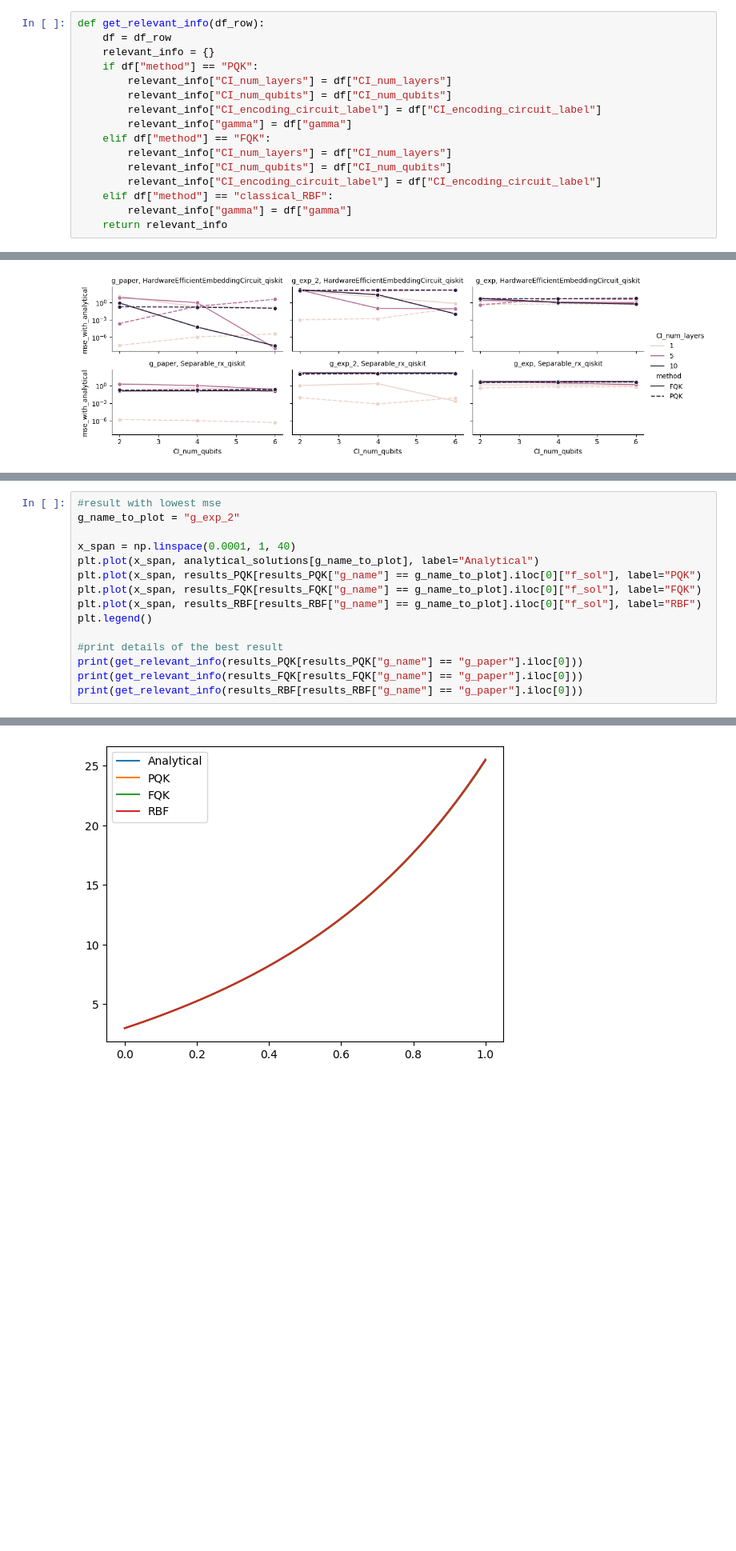
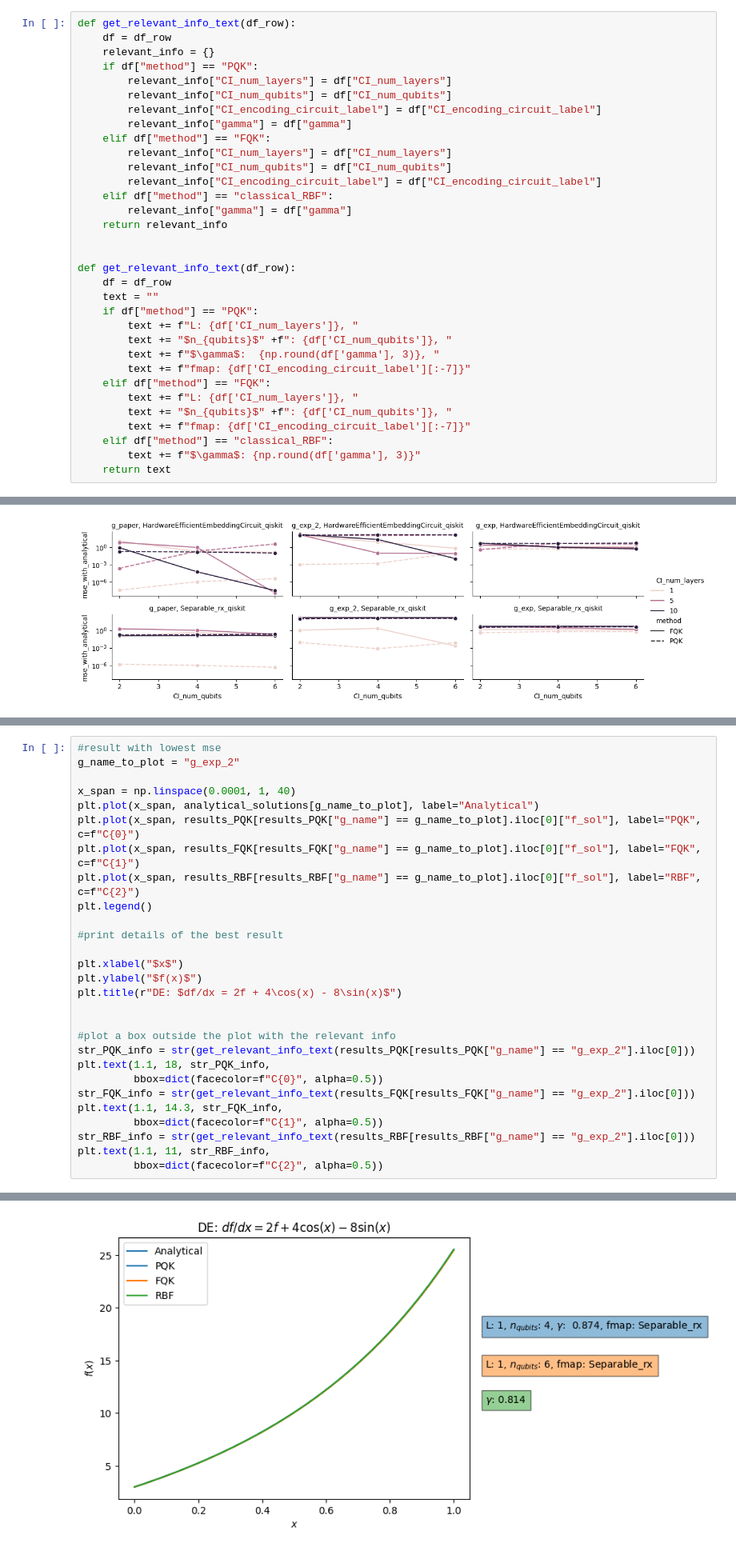
Before and after one commit to rupof/KernelDE, a Jupyter notebook: plotting_notebooks/grid_search_session2.ipynb, the cells around one changed output, grey strips where cells are left out. Shown at 80% size. Saved outputs shown, nothing was run; the diff lists cells and outputs as text; blank space fills up the shorter version.

```diff
--- a/plotting_notebooks/grid_search_session2.ipynb
+++ b/plotting_notebooks/grid_search_session2.ipynb
@@ -50,7 +50,7 @@ f_initial_mapping = {
     "g_exp_2": 3
 }
 # %%
-def get_relevant_info(df_row):
+def get_relevant_info_text(df_row):
     df = df_row
     relevant_info = {}
     if df["method"] == "PQK":
@@ -65,6 +65,23 @@ def get_relevant_info(df_row):
     elif df["method"] == "classical_RBF":
         relevant_info["gamma"] = df["gamma"]
     return relevant_info
+
+
+def get_relevant_info_text(df_row):
+    df = df_row
+    text = ""
+    if df["method"] == "PQK":
+        text += f"L: {df['CI_num_layers']}, "
+        text += "$n_{qubits}$" +f": {df['CI_num_qubits']}, "
+        text += f"$\gamma$:  {np.round(df['gamma'], 3)}, "
+        text += f"fmap: {df['CI_encoding_circuit_label'][:-7]}"
+    elif df["method"] == "FQK":
+        text += f"L: {df['CI_num_layers']}, "
+        text += "$n_{qubits}$" +f": {df['CI_num_qubits']}, "
+        text += f"fmap: {df['CI_encoding_circuit_label'][:-7]}"
+    elif df["method"] == "classical_RBF":
+        text += f"$\gamma$: {np.round(df['gamma'], 3)}"
+    return text
 # %%
 
 def solution_of_g_paper(x):
@@ -246,13 +291,26 @@ g_name_to_plot = "g_exp_2"
 
 x_span = np.linspace(0.0001, 1, 40)
 plt.plot(x_span, analytical_solutions[g_name_to_plot], label="Analytical")
-plt.plot(x_span, results_PQK[results_PQK["g_name"] == g_name_to_plot].iloc[0]["f_sol"], label="PQK")
-plt.plot(x_span, results_FQK[results_FQK["g_name"] == g_name_to_plot].iloc[0]["f_sol"], label="FQK")
-plt.plot(x_span, results_RBF[results_RBF["g_name"] == g_name_to_plot].iloc[0]["f_sol"], label="RBF")
+plt.plot(x_span, results_PQK[results_PQK["g_name"] == g_name_to_plot].iloc[0]["f_sol"], label="PQK", c=f"C{0}")
+plt.plot(x_span, results_FQK[results_FQK["g_name"] == g_name_to_plot].iloc[0]["f_sol"], label="FQK", c=f"C{1}")
+plt.plot(x_span, results_RBF[results_RBF["g_name"] == g_name_to_plot].iloc[0]["f_sol"], label="RBF", c=f"C{2}")
 plt.legend()
 
 #print details of the best result
-print(get_relevant_info(results_PQK[results_PQK["g_name"] == "g_paper"].iloc[0]))
-print(get_relevant_info(results_FQK[results_FQK["g_name"] == "g_paper"].iloc[0]))
-print(get_relevant_info(results_RBF[results_RBF["g_name"] == "g_paper"].iloc[0]))
+
+plt.xlabel("$x$")
+plt.ylabel("$f(x)$")
+plt.title(r"DE: $df/dx = 2f + 4\cos(x) - 8\sin(x)$")
+
+
+#plot a box outside the plot with the relevant info
+str_PQK_info = str(get_relevant_info_text(results_PQK[results_PQK["g_name"] == "g_exp_2"].iloc[0]))
+plt.text(1.1, 18, str_PQK_info,
+         bbox=dict(facecolor=f"C{0}", alpha=0.5))
+str_FQK_info = str(get_relevant_info_text(results_FQK[results_FQK["g_name"] == "g_exp_2"].iloc[0]))
+plt.text(1.1, 14.3, str_FQK_info,
+         bbox=dict(facecolor=f"C{1}", alpha=0.5))
+str_RBF_info = str(get_relevant_info_text(results_RBF[results_RBF["g_name"] == "g_exp_2"].iloc[0]))
+plt.text(1.1, 11, str_RBF_info,
+         bbox=dict(facecolor=f"C{2}", alpha=0.5))
 # %% [output]
@@ -262,4 +318,4 @@ print(get_relevant_info(results_RBF[results_RBF["g_name"] == "g_paper"].iloc[0])
-[figure, old version]
+[figure, new version]
 # %%
 #result with lowest mse
 g_name_to_plot = "g_exp"
```
Also changed, not shown: parts of 8 cells of this notebook, 1 other file.
